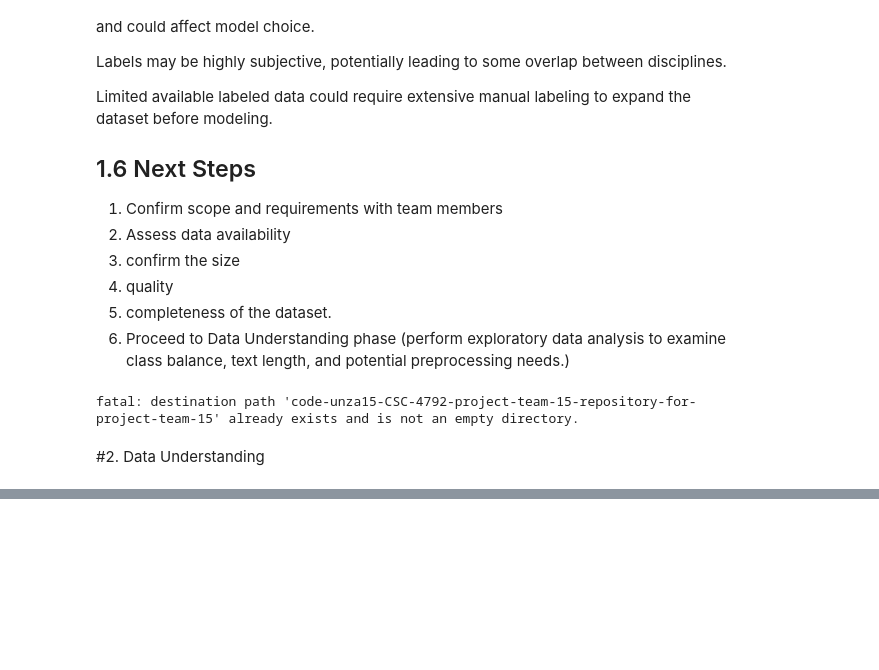
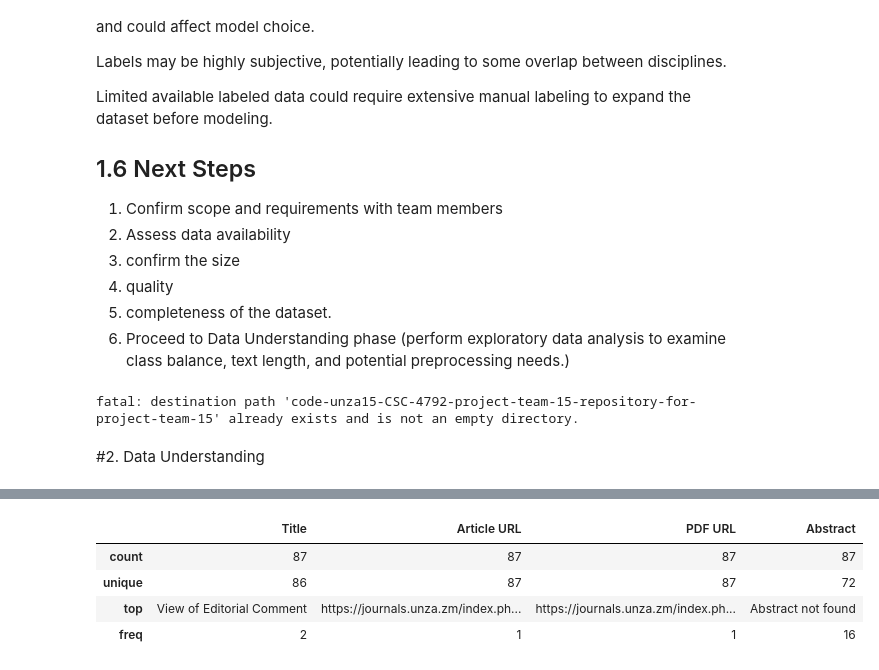
Before and after one commit to sydneymulando/code-unza15-CSC-4792-project-team-15-repository-for-project-team-15, a Jupyter notebook: code_unza25_csc4792_project_team_15_notebook.ipynb, the cells around one changed output, grey strips where cells are left out. Saved outputs shown, nothing was run; the diff lists cells and outputs as text; code cells hidden in the pictures; blank space fills up the shorter version.

```diff
--- a/code_unza25_csc4792_project_team_15_notebook.ipynb
+++ b/code_unza25_csc4792_project_team_15_notebook.ipynb
@@ -66,0 +93,8 @@ fatal: destination path 'code-unza15-CSC-4792-project-team-15-repository-for-pro
+# %%
+df.describe()
+# %% [output]
+|  | Title | Article URL | PDF URL | Abstract |
+| count | 87 | 87 | 87 | 87 |
+| unique | 86 | 87 | 87 | 72 |
+| top | View of Editorial Comment | https://journals.unza.zm/index.ph... | https://journals.unza.zm/index.ph... | Abstract not found |
+| freq | 2 | 1 | 1 | 16 |
```
Also changed, not shown: parts of 5 cells of this notebook.
